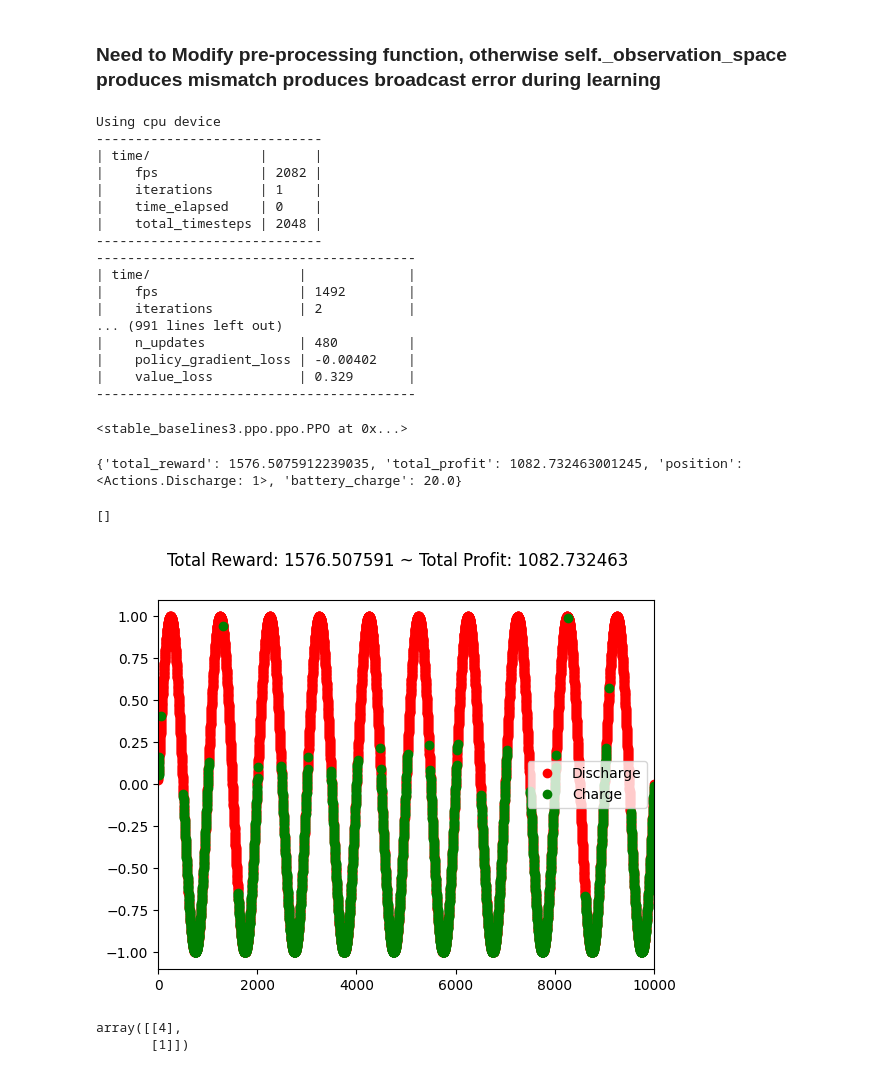
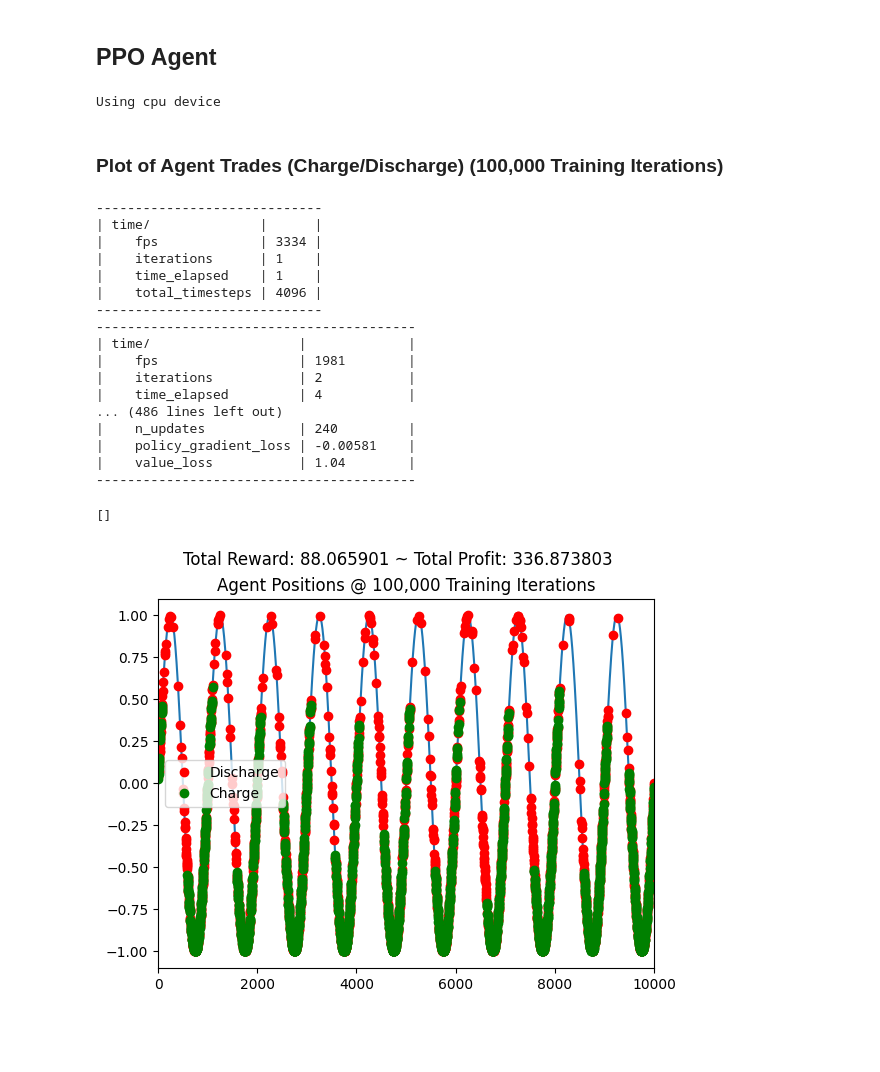
Before and after one commit to andrewrade/3001-RL-Grid-Battery-Management-Agent, a Jupyter notebook: environment.ipynb, the cells around one changed output. Saved outputs shown, nothing was run; the diff lists cells and outputs as text; code cells hidden in the pictures; blank space fills up the shorter version.

Commit message:
PPO agent plots for sinusoid price time series

```diff
--- a/environment.ipynb
+++ b/environment.ipynb
@@ -21,3 +38,3 @@ df.head()
 # %%
-my_dataframe = pd.read_csv("sinusoidal_data_10000_multi_period.csv")
-plt.plot(my_dataframe)
+df = pd.read_csv("data\sinusoidal_data_10000_multi_period.csv")
+plt.plot(df)
@@ -24,5 +49,5 @@ plt.plot(my_dataframe)
 # %%
-env = PowerTradingEnv(df=my_dataframe, window_size=3, frame_bound=(10, 100))
+env = PowerTradingEnv(df=df, window_size=3, frame_bound=(10, 100))
 obs = env.reset()
 for _ in tqdm(range(100)):
     action = env.action_space.sample()
@@ -51,47 +76,46 @@ for _ in tqdm(range(100)):
 # %%
 check_env(env, warn=True)
+# %% [markdown]
+## PPO Agent
 # %%
-venv = make_vec_env(lambda: PowerTradingEnv(df=my_dataframe, window_size=3, frame_bound=(10, 100)))
+venv = make_vec_env(lambda: PowerTradingEnv(df=df, window_size=3, frame_bound=(10, 100)), n_envs=2)
+model_100k = PPO('MlpPolicy', venv, device='cpu', verbose=True)
+# %% [output]
+Using cpu device
-# %% [markdown]
-### Need to Modify pre-processing function, otherwise self._observation_space produces mismatch produces broadcast error during learning
-# %%
-model = PPO('MlpPolicy', venv, verbose=1)
-model.learn(total_timesteps=100000)
-# %% [output]
-Using cpu device
------------------------------
-| time/              |      |
-|    fps             | 2082 |
-|    iterations      | 1    |
-|    time_elapsed    | 0    |
-|    total_timesteps | 2048 |
------------------------------
------------------------------------------
-| time/                   |             |
-|    fps                  | 1492        |
-|    iterations           | 2           |
-... (991 lines left out)
-|    n_updates            | 480         |
-|    policy_gradient_loss | -0.00402    |
-|    value_loss           | 0.329       |
------------------------------------------
-<stable_baselines3.ppo.ppo.PPO at 0x...>
+# %% [markdown]
+### Plot of Agent Trades (Charge/Discharge) (100,000 Training Iterations)
 # %%
-env2 = PowerTradingEnv(df=my_dataframe, window_size=3, frame_bound=(10, 100))
+model_100k.learn(total_timesteps=100000)
+env2 = PowerTradingEnv(df=df, window_size=3, frame_bound=(10, 100))
 obs = env2.reset()
 obs = obs[0]
 
-for i in range(len(my_dataframe)):
-    action, states = model.predict(obs)
+for i in range(len(df)):
+    action, states = model_100k.predict(obs)
     obs, rewards, term, trunc, info = env2.step(action)
     if term or trunc:
-        pos = env2.render_all()
-        print(info)
+        history = env2.history
+        pos = env2.render_all(title="Agent Positions @ 100,000 Training Iterations")
         env2.reset()
 
-
 plt.plot()
 # %% [output]
-{'total_reward': 1576.5075912239035, 'total_profit': 1082.732463001245, 'position': <Actions.Discharge: 1>, 'battery_charge': 20.0}
+-----------------------------
+| time/              |      |
+|    fps             | 3334 |
+|    iterations      | 1    |
+|    time_elapsed    | 1    |
+|    total_timesteps | 4096 |
+-----------------------------
+-----------------------------------------
+| time/                   |             |
+|    fps                  | 1981        |
+|    iterations           | 2           |
+|    time_elapsed         | 4           |
+... (486 lines left out)
+|    n_updates            | 240         |
+|    policy_gradient_loss | -0.00581    |
+|    value_loss           | 1.04        |
+-----------------------------------------
 []
-[figure, old version]
+[figure, new version]
@@ -103,6 +121,0 @@ x.append(1)
-# %%
-x.append(4)
-np.flip(np.array(x).reshape(-1, 1))
-# %% [output]
-array([[4],
-       [1]])
```
Also changed, not shown: parts of 21 cells of this notebook.
